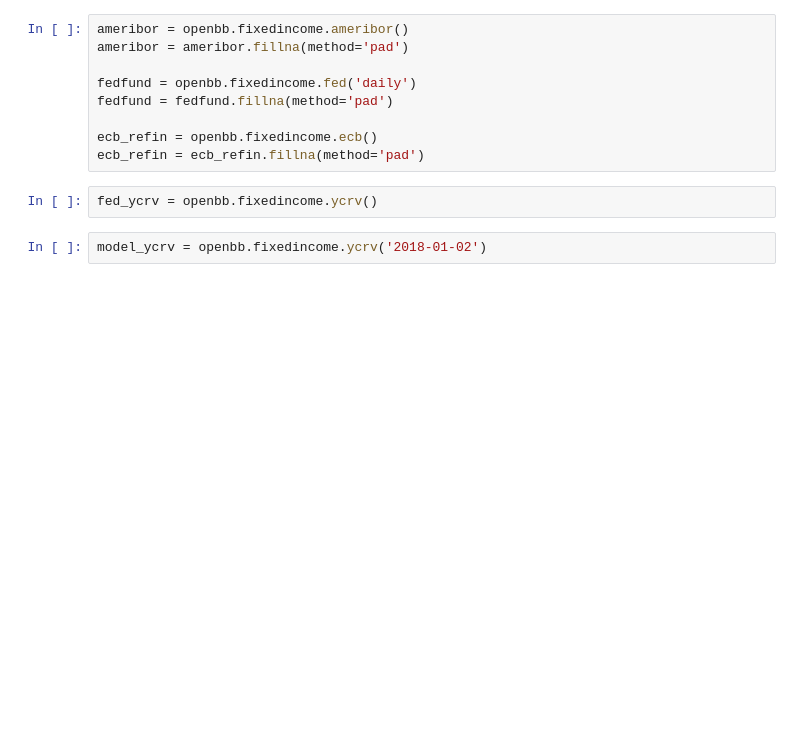
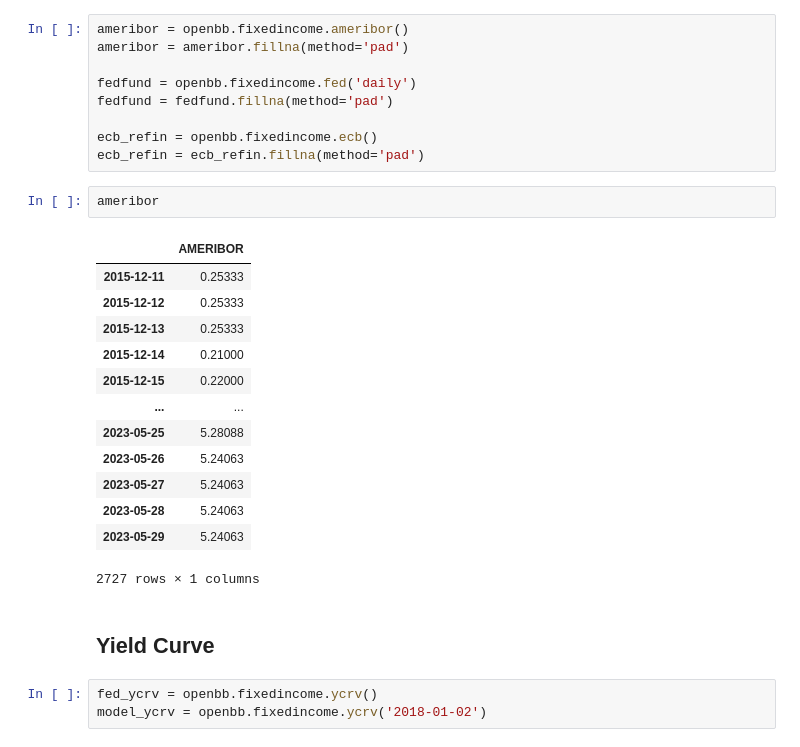
Before and after one commit to hansJeong/OpenBB, a Jupyter notebook: Dashboard/Fixedincome.ipynb, the cells around one changed output. Cells and saved outputs as stored; diff of their text form; blank space fills up the shorter version.

```diff
--- a/Dashboard/Fixedincome.ipynb
+++ b/Dashboard/Fixedincome.ipynb
@@ -37,7 +37,24 @@ fedfund = fedfund.fillna(method='pad')
 
 ecb_refin = openbb.fixedincome.ecb()
 ecb_refin = ecb_refin.fillna(method='pad')
+# %%
+ameribor
+# %% [output]
+|  | AMERIBOR |
+| 2015-12-11 | 0.25333 |
+| 2015-12-12 | 0.25333 |
+| 2015-12-13 | 0.25333 |
+| 2015-12-14 | 0.21000 |
+| 2015-12-15 | 0.22000 |
+| ... | ... |
+| 2023-05-25 | 5.28088 |
+| 2023-05-26 | 5.24063 |
+| 2023-05-27 | 5.24063 |
+| 2023-05-28 | 5.24063 |
+| 2023-05-29 | 5.24063 |
+2727 rows × 1 columns
+# %% [markdown]
+## Yield Curve
 # %%
 fed_ycrv = openbb.fixedincome.ycrv()
+model_ycrv = openbb.fixedincome.ycrv('2018-01-02')
-# %%
-model_ycrv = openbb.fixedincome.ycrv('2018-01-02')
```
Also changed, not shown: parts of 3 cells of this notebook, 4 other files.
